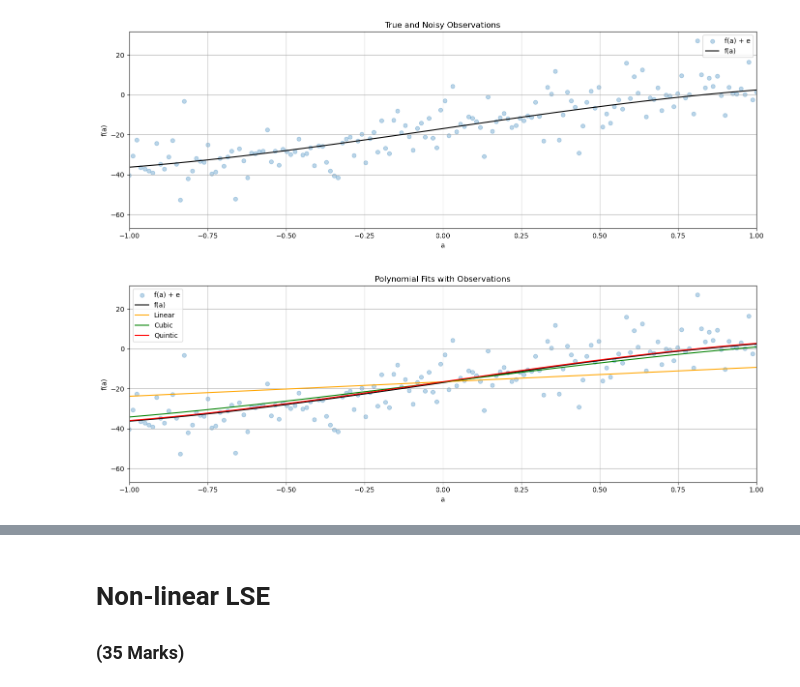
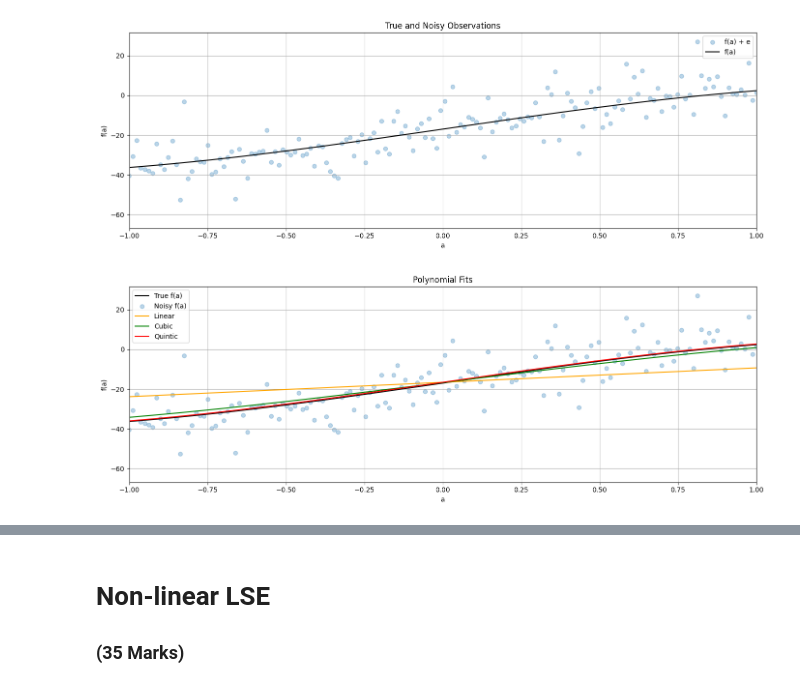
Before and after one commit to ericakuamoah06/engg680_2024_fall, a Jupyter notebook: Lab_Assignment2/Assignment2.ipynb, the cells around one changed output, grey strips where cells are left out. Drawn from its saved outputs; the diff is of its cells as text; code cells hidden in the pictures.

```diff
--- a/Lab_Assignment2/Assignment2.ipynb
+++ b/Lab_Assignment2/Assignment2.ipynb
@@ -61,7 +61,7 @@ P = np.eye(n) # Identity matrix for unweighted LSE
 # define the range of function input(i.e., constants a), from start to end; and the numerical array of a
 start = -1* np.pi
 end = np.pi
-a = np.linspace(-np.pi, np.pi, n)
+a = np.linspace(start, end, n)
 # %%
 # step 4
 # use the matplotlib to plot the true and noisy observations together in one single figure
@@ -149,30 +152,28 @@ quintic_uw = np.polyval(x5[::-1], a)
 # %%
 # step 8
 # use the matplotlib to plot each polynomial function, noisy observations l, true observations l_true, together in one single figure
 # for the polynomials of line, cubic and quintic, use color of orange, green and red respectively.
 # (2 marks)
 
 fig, ax = plt.subplots(nrows=1, ncols=1, figsize=(14, 5))
 
-ax.scatter(a, l, label="f(a) + e", color='tab:blue', marker='o', alpha=0.3)
-ax.plot(a, l_true, label="f(a)", color='k')
-ax.plot(a, line_uw, label="Linear", color='orange')
-ax.plot(a, cubic_uw, label="Cubic", color='green')
-ax.plot(a, quintic_uw, label="Quintic", color='red')
+ax.plot(a, l_true, 'k', label='True f(a)')
+ax.scatter(a, l, color='tab:blue', marker='o', alpha=0.3, label='Noisy f(a)')
+ax.plot(a, line_uw, 'orange', label='Linear')
+ax.plot(a, cubic_uw, 'green', label='Cubic')
+ax.plot(a, quintic_uw, 'red', label='Quintic')
 
 ax.set_xlabel('a')
 ax.set_ylabel('f(a)')
-ax.set_title('Polynomial Fits with Observations')
+ax.set_title('Polynomial Fits')
 ax.legend()
+ax.grid(True, which='both', ls='-', color='0.65')
 ax.set_xlim(-1, 1)
-
-
-ax.grid(True, which='both',ls='-',color='0.65')
 
 fig.tight_layout()
 plt.show()
 # %% [output]
-[figure, old version]
+[figure, new version]
 # %%
 # step 9
 # print the a posterier variance factor for each polynomial function
```
Also changed, not shown: parts of 29 cells of this notebook.
